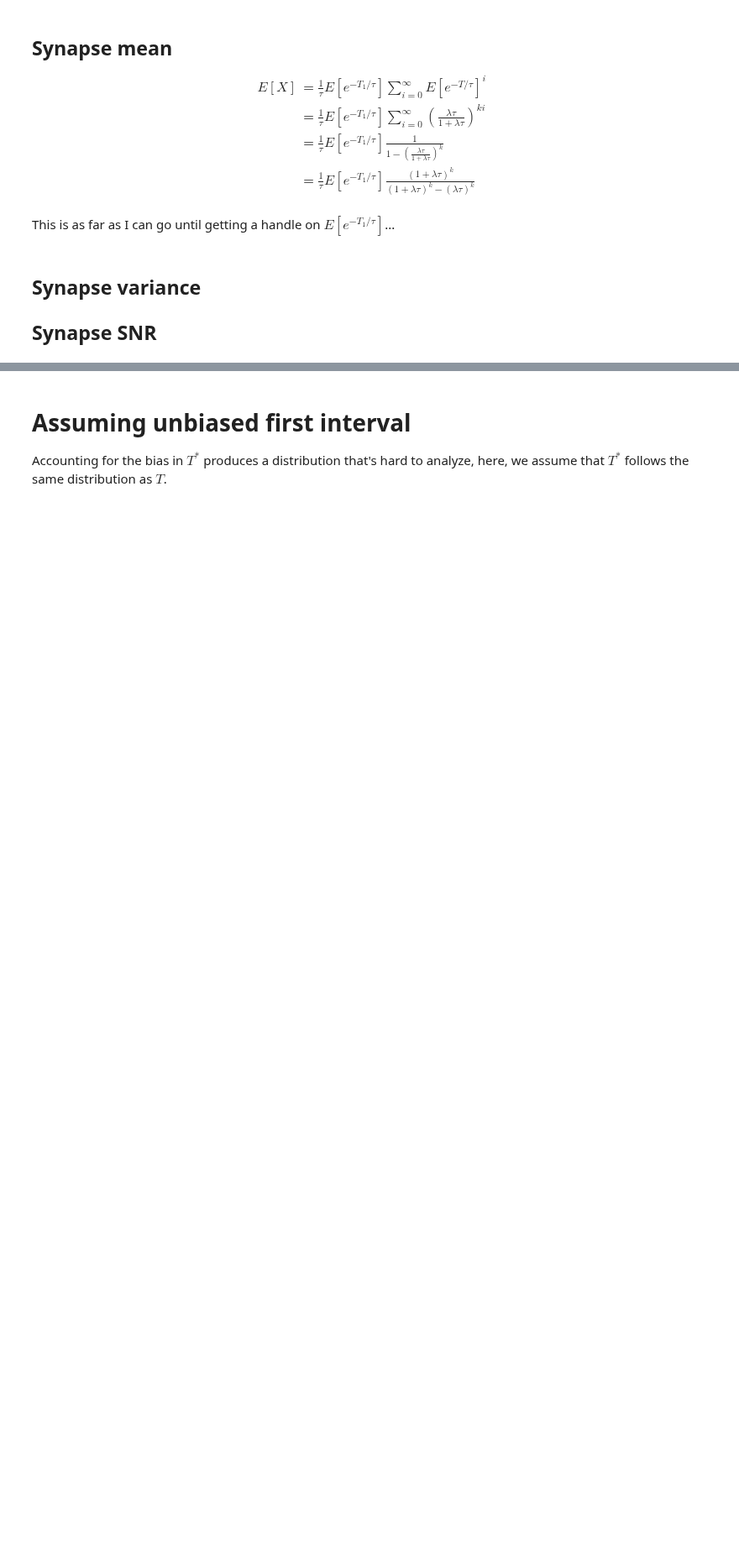
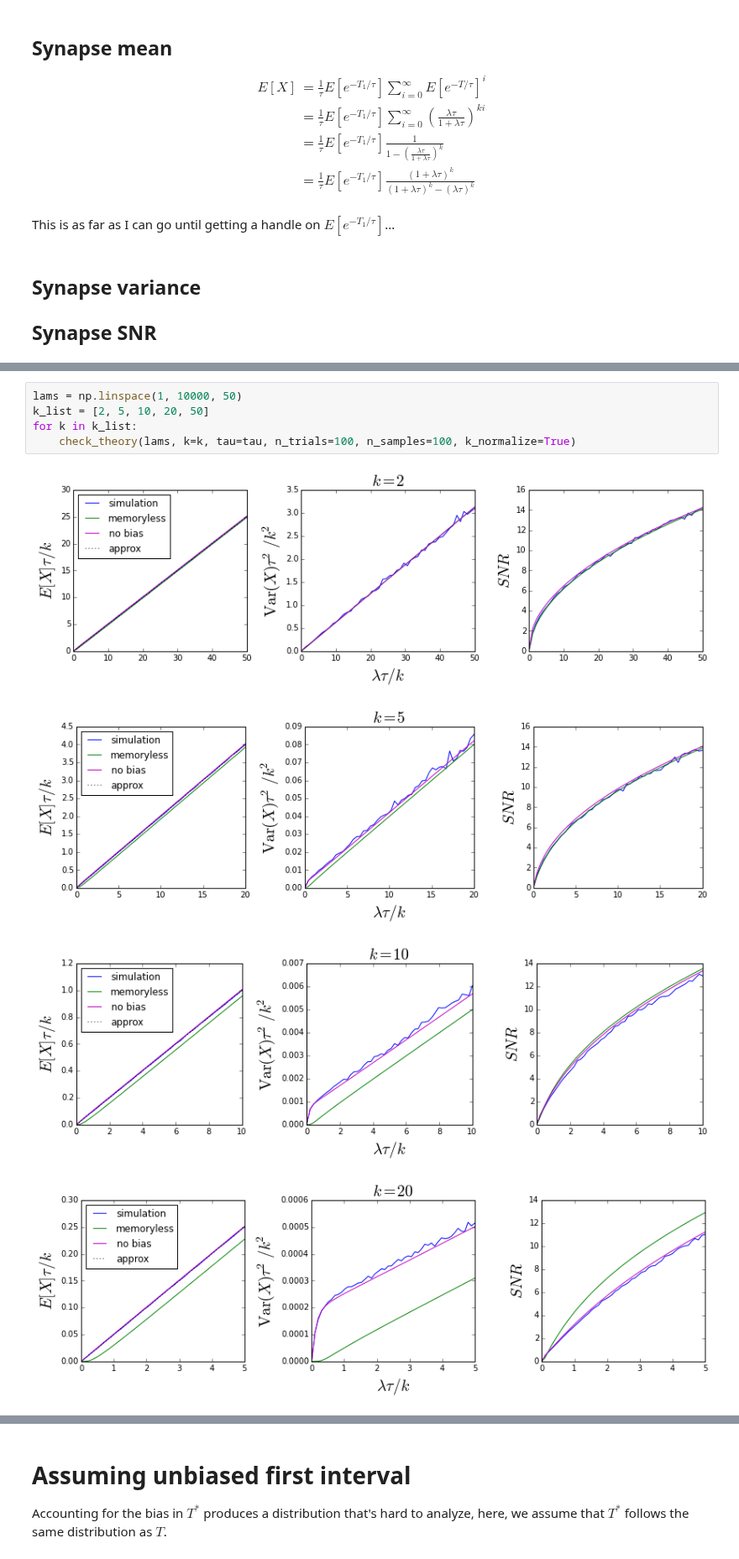
Before and after one commit to samfok/notebooks, a Jupyter notebook: synapse/synapse_SNR_gamma.ipynb, the cells around one changed output, grey strips where cells are left out. Shown at 84% size. Cells and saved outputs as stored; diff of their text form; blank space fills up the shorter version.

```diff
--- a/synapse/synapse_SNR_gamma.ipynb
+++ b/synapse/synapse_SNR_gamma.ipynb
@@ -192,0 +220,10 @@ check_theory(lams, k=10, n_trials=1000, n_samples=1)
+# %%
+lams = np.linspace(1, 10000, 50)
+k_list = [2, 5, 10, 20, 50]
+for k in k_list:
+    check_theory(lams, k=k, tau=tau, n_trials=100, n_samples=100, k_normalize=True)
+# %% [output]
+[figure, added]
+[figure, added]
+[figure, added]
+[figure, added]
```
Also changed, not shown: parts of 10 cells of this notebook.
